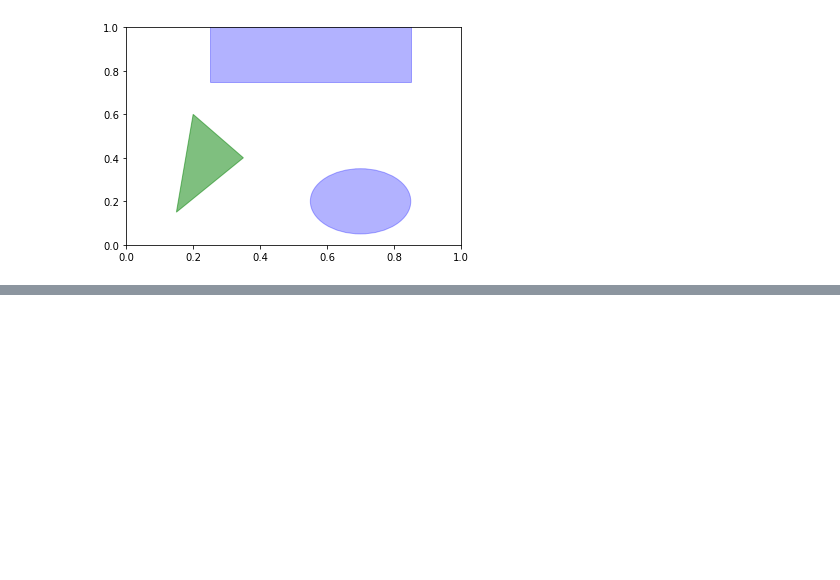
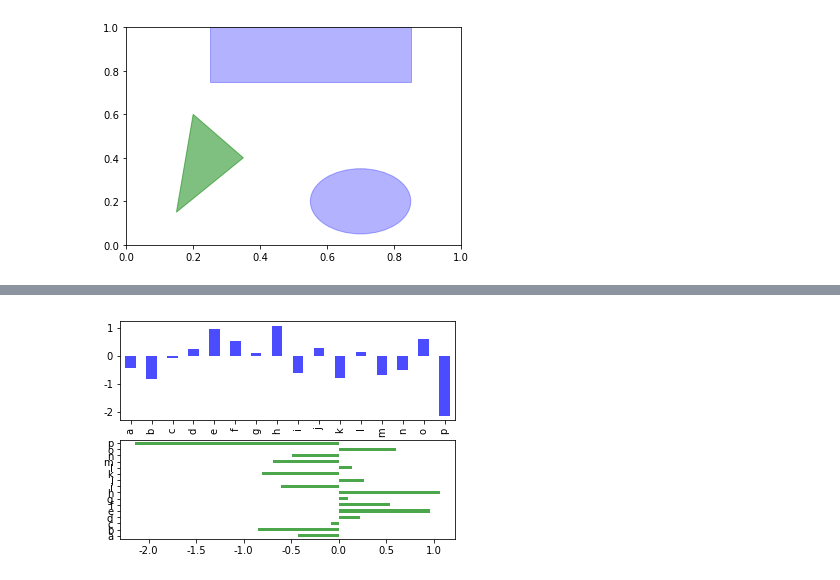
Before and after one commit to hjzheng818/python-study, a Jupyter notebook: Python_For_Data_Analysis_ch08.ipynb, the cells around one changed output, grey strips where cells are left out. Saved outputs shown, nothing was run; the diff lists cells and outputs as text; code cells hidden in the pictures; blank space fills up the shorter version.

```diff
--- a/Python_For_Data_Analysis_ch08.ipynb
+++ b/Python_For_Data_Analysis_ch08.ipynb
@@ -145,0 +153,9 @@ plt.show()
+# %%
+#柱状图
+fig, axes = plt.subplots(2, 1)
+data = Series(np.random.randn(16), index=list('abcdefghijklmnop'))
+data.plot(kind='bar', ax=axes[0], color='b', alpha=0.7)
+data.plot(kind='barh', ax=axes[1], color='g', alpha=0.7)
+plt.show()
+# %% [output]
+[figure, added]
```
Also changed, not shown: parts of 10 cells of this notebook.
